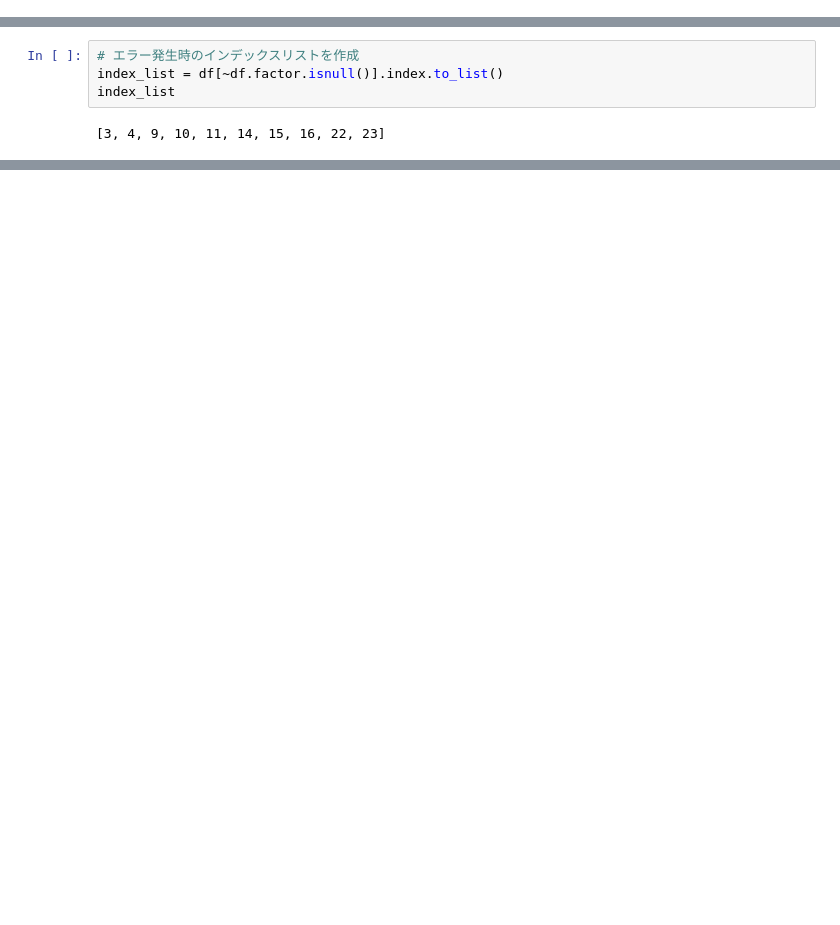
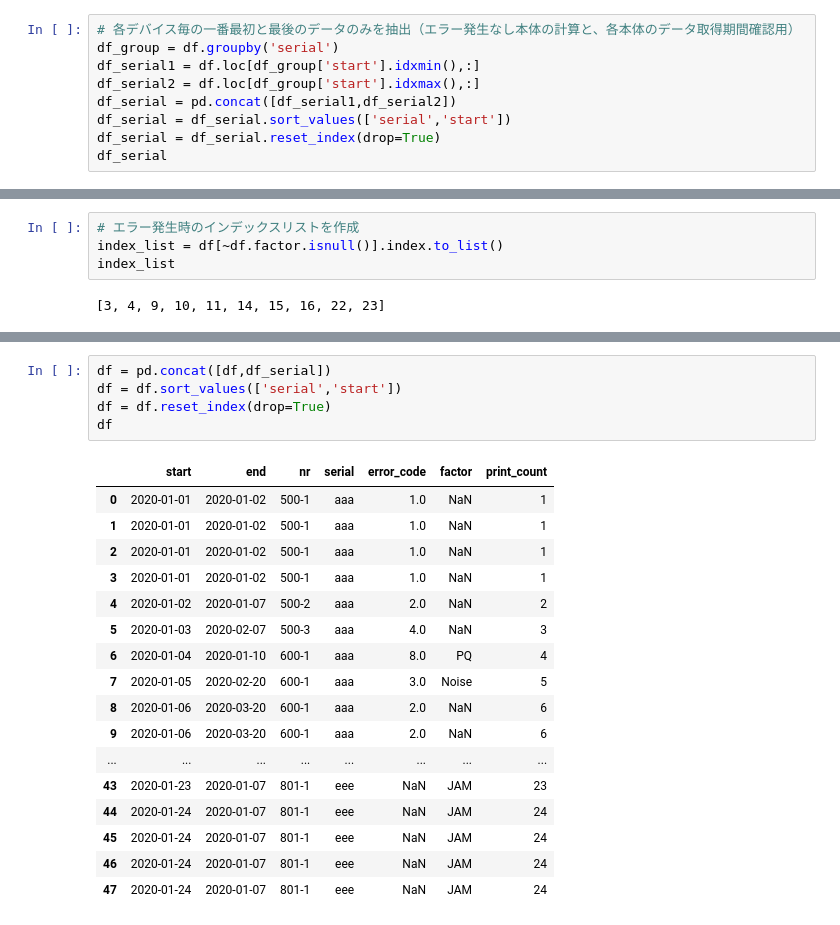
Before and after one commit to baronnavy/sample, a Jupyter notebook: sample.ipynb, the cells around one changed output, grey strips where cells are left out. Cells and saved outputs as stored; diff of their text form; blank space fills up the shorter version.

```diff
--- a/sample.ipynb
+++ b/sample.ipynb
@@ -25,0 +36,9 @@ df
+# %%
+# 各デバイス毎の一番最初と最後のデータのみを抽出（エラー発生なし本体の計算と、各本体のデータ取得期間確認用）
+df_group = df.groupby('serial')
+df_serial1 = df.loc[df_group['start'].idxmin(),:]
+df_serial2 = df.loc[df_group['start'].idxmax(),:]
+df_serial = pd.concat([df_serial1,df_serial2])
+df_serial = df_serial.sort_values(['serial','start'])
+df_serial = df_serial.reset_index(drop=True)
+df_serial
@@ -68,0 +113,23 @@ df
+# %%
+df = pd.concat([df,df_serial])
+df = df.sort_values(['serial','start'])
+df = df.reset_index(drop=True)
+df
+# %% [output]
+|  | start | end | nr | serial | error_code | factor | print_count |
+| 0 | 2020-01-01 | 2020-01-02 | 500-1 | aaa | 1.0 | NaN | 1 |
+| 1 | 2020-01-01 | 2020-01-02 | 500-1 | aaa | 1.0 | NaN | 1 |
+| 2 | 2020-01-01 | 2020-01-02 | 500-1 | aaa | 1.0 | NaN | 1 |
+| 3 | 2020-01-01 | 2020-01-02 | 500-1 | aaa | 1.0 | NaN | 1 |
+| 4 | 2020-01-02 | 2020-01-07 | 500-2 | aaa | 2.0 | NaN | 2 |
+| 5 | 2020-01-03 | 2020-02-07 | 500-3 | aaa | 4.0 | NaN | 3 |
+| 6 | 2020-01-04 | 2020-01-10 | 600-1 | aaa | 8.0 | PQ | 4 |
+| 7 | 2020-01-05 | 2020-02-20 | 600-1 | aaa | 3.0 | Noise | 5 |
+| 8 | 2020-01-06 | 2020-03-20 | 600-1 | aaa | 2.0 | NaN | 6 |
+| 9 | 2020-01-06 | 2020-03-20 | 600-1 | aaa | 2.0 | NaN | 6 |
+| ... | ... | ... | ... | ... | ... | ... | ... |
+| 43 | 2020-01-23 | 2020-01-07 | 801-1 | eee | NaN | JAM | 23 |
+| 44 | 2020-01-24 | 2020-01-07 | 801-1 | eee | NaN | JAM | 24 |
+| 45 | 2020-01-24 | 2020-01-07 | 801-1 | eee | NaN | JAM | 24 |
+| 46 | 2020-01-24 | 2020-01-07 | 801-1 | eee | NaN | JAM | 24 |
+| 47 | 2020-01-24 | 2020-01-07 | 801-1 | eee | NaN | JAM | 24 |
```
Also changed, not shown: parts of 6 cells of this notebook.
